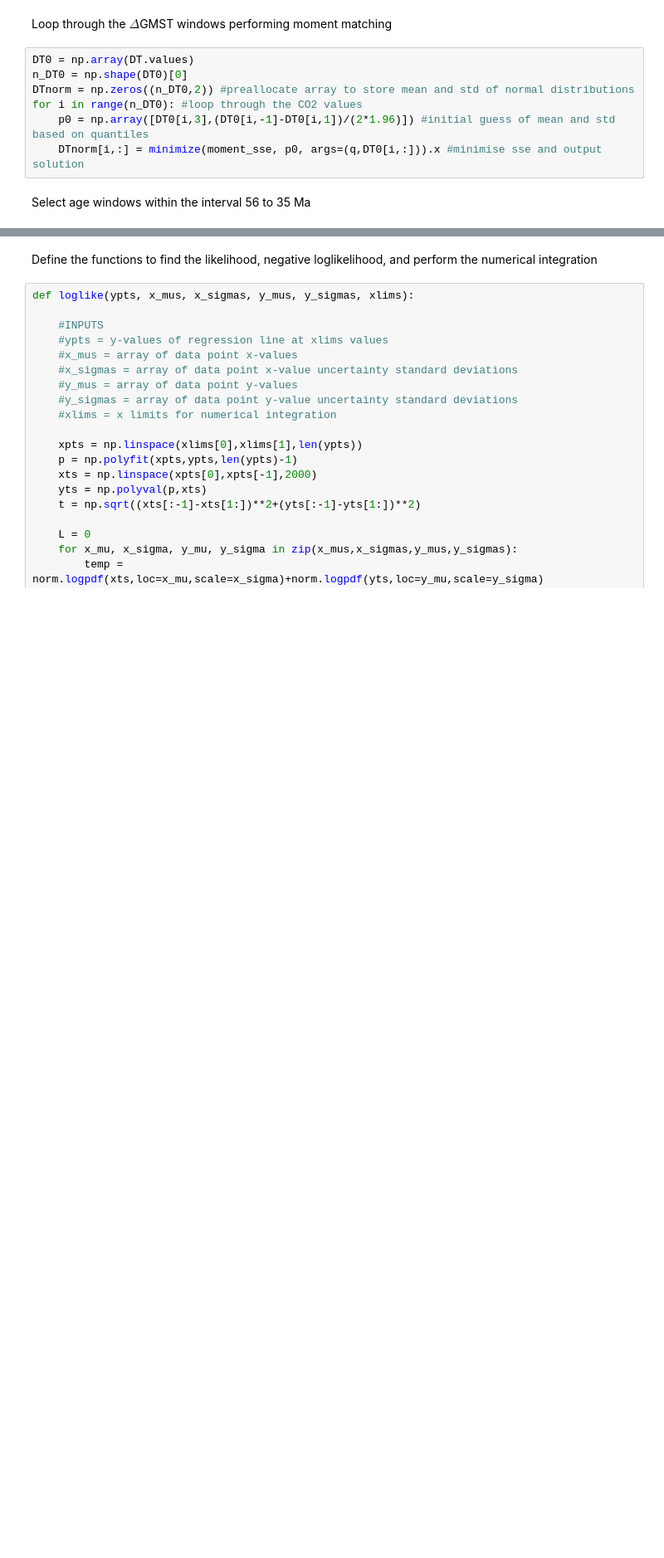
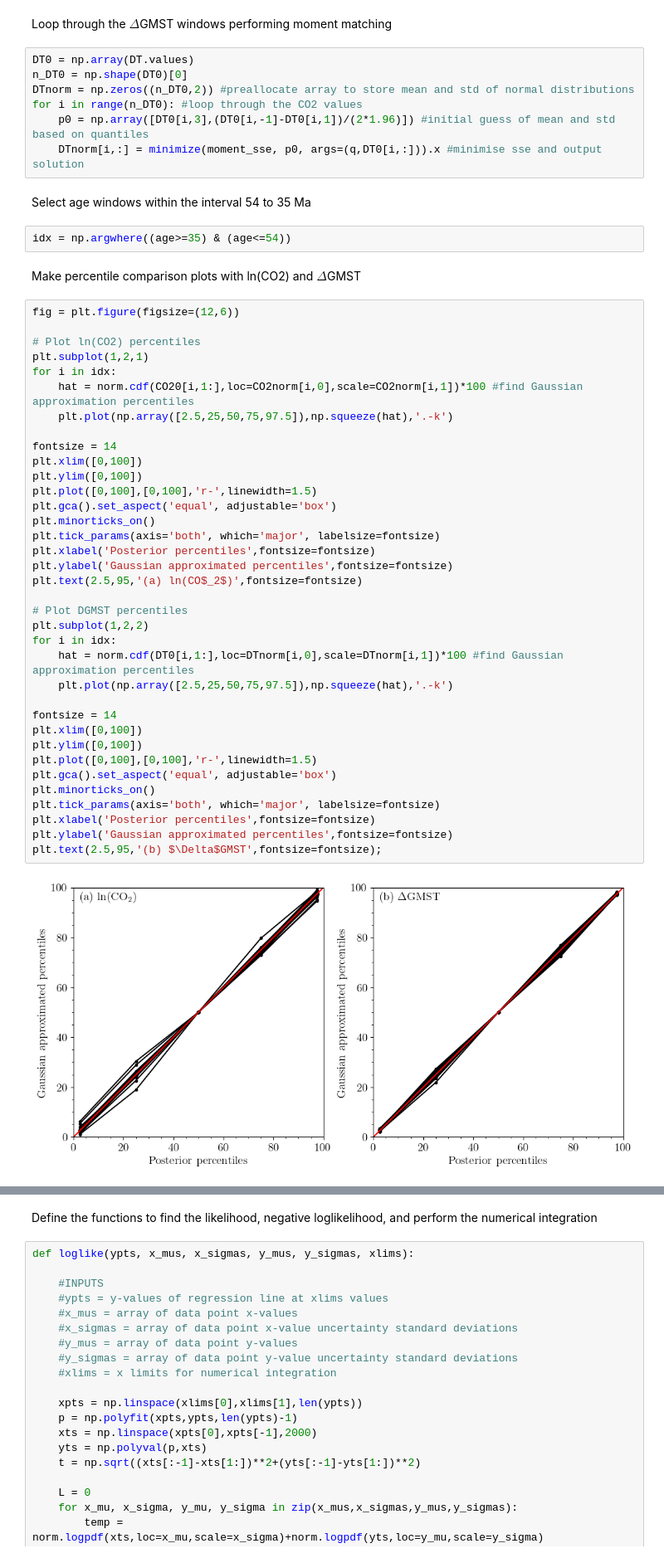
Before and after one commit to dave-heslop74/BEIV, a Jupyter notebook: 2024PA004880 - Eocene example.ipynb, the cells around one changed output, grey strips where cells are left out. Shown at 83% size. Saved outputs shown, nothing was run; the diff lists cells and outputs as text; blank space fills up the shorter version.

```diff
--- a/2024PA004880 - Eocene example.ipynb
+++ b/2024PA004880 - Eocene example.ipynb
@@ -72,4 +68,46 @@ for i in range(n_DT0): #loop through the CO2 values
     p0 = np.array([DT0[i,3],(DT0[i,-1]-DT0[i,1])/(2*1.96)]) #initial guess of mean and std based on quantiles
     DTnorm[i,:] = minimize(moment_sse, p0, args=(q,DT0[i,:])).x #minimise sse and output solution
 # %% [markdown]
-Select age windows within the interval 56 to 35 Ma
+Select age windows within the interval 54 to 35 Ma
+# %%
+idx = np.argwhere((age>=35) & (age<=54))
+# %% [markdown]
+Make percentile comparison plots with ln(CO2) and $\Delta$GMST
+# %%
+fig = plt.figure(figsize=(12,6))
+
+# Plot ln(CO2) percentiles
+plt.subplot(1,2,1)
+for i in idx:
+    hat = norm.cdf(CO20[i,1:],loc=CO2norm[i,0],scale=CO2norm[i,1])*100 #find Gaussian approximation percentiles
+    plt.plot(np.array([2.5,25,50,75,97.5]),np.squeeze(hat),'.-k')
+
+fontsize = 14
+plt.xlim([0,100])
+plt.ylim([0,100])
+plt.plot([0,100],[0,100],'r-',linewidth=1.5)
+plt.gca().set_aspect('equal', adjustable='box')
+plt.minorticks_on()
+plt.tick_params(axis='both', which='major', labelsize=fontsize)
+plt.xlabel('Posterior percentiles',fontsize=fontsize)
+plt.ylabel('Gaussian approximated percentiles',fontsize=fontsize)
+plt.text(2.5,95,'(a) ln(CO$_2$)',fontsize=fontsize)
+
+# Plot DGMST percentiles
+plt.subplot(1,2,2)
+for i in idx:
+    hat = norm.cdf(DT0[i,1:],loc=DTnorm[i,0],scale=DTnorm[i,1])*100 #find Gaussian approximation percentiles
+    plt.plot(np.array([2.5,25,50,75,97.5]),np.squeeze(hat),'.-k')
+
+fontsize = 14
+plt.xlim([0,100])
+plt.ylim([0,100])
+plt.plot([0,100],[0,100],'r-',linewidth=1.5)
+plt.gca().set_aspect('equal', adjustable='box')
+plt.minorticks_on()
+plt.tick_params(axis='both', which='major', labelsize=fontsize)
+plt.xlabel('Posterior percentiles',fontsize=fontsize)
+plt.ylabel('Gaussian approximated percentiles',fontsize=fontsize)
+plt.text(2.5,95,'(b) $\Delta$GMST',fontsize=fontsize);
+# %% [output]
+[figure, added]
```
Also changed, not shown: parts of 10 cells of this notebook, 2 other files.
